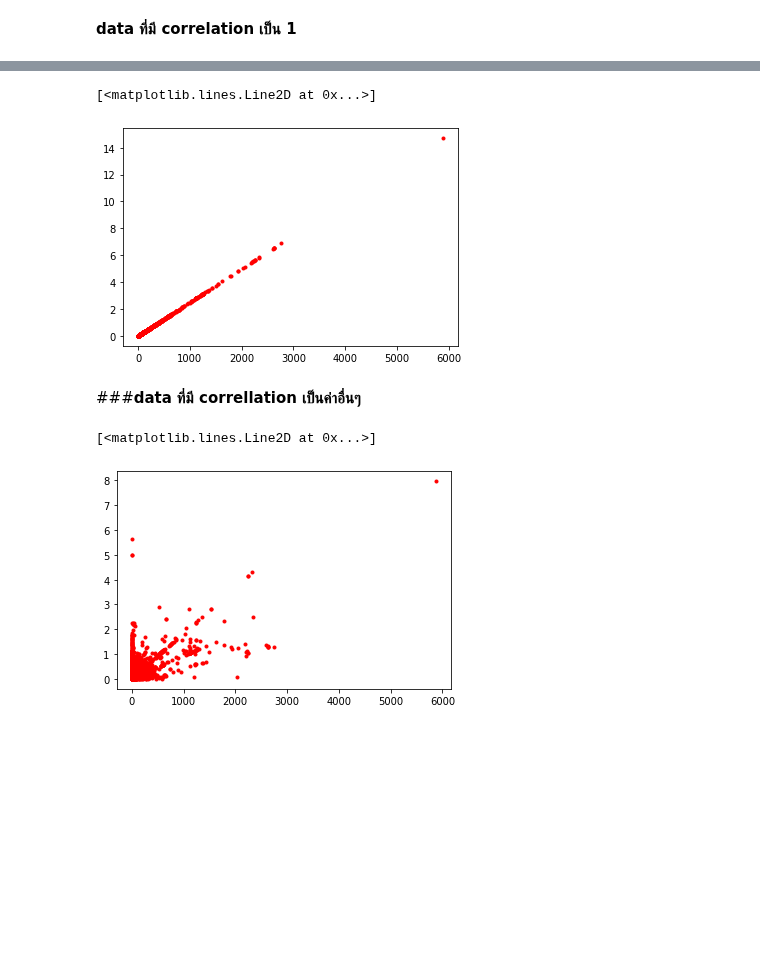
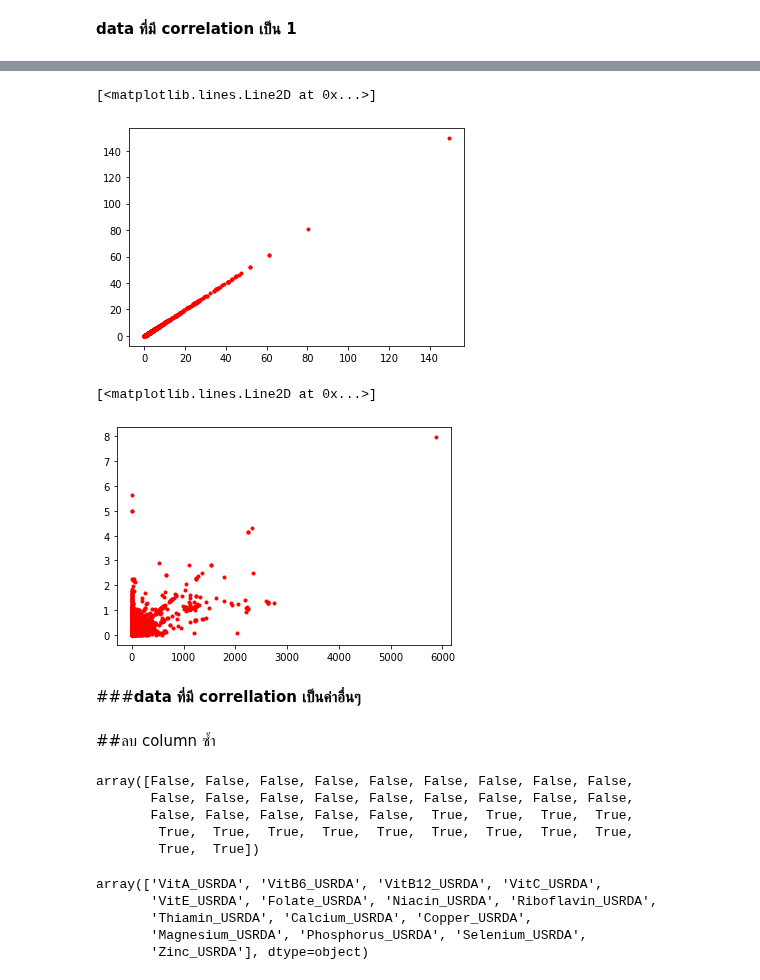
Before and after one commit to Thitichaya2000/multivariate, a Jupyter notebook: Chapter3_PCA.ipynb, the cells around one changed output, grey strips where cells are left out. Drawn from its saved outputs; the diff is of its cells as text; code cells hidden in the pictures; blank space fills up the shorter version.

```diff
--- a/Chapter3_PCA.ipynb
+++ b/Chapter3_PCA.ipynb
@@ -555,12 +534,30 @@ from matplotlib import pyplot as plt
+# %%
+plt.plot(newdata.iloc[:,10],newdata.iloc[:,10],'r.')
+# %% [output]
+[<matplotlib.lines.Line2D at 0x...>]
+[figure, added]
 # %%
-plt.plot(newdata.iloc[:,11],newdata.iloc[:,28],'r.')
+plt.plot(newdata.iloc[:,11],newdata.iloc[:,29],'r.')
 # %% [output]
 [<matplotlib.lines.Line2D at 0x...>]
-[figure, old version]
+[figure, new version]
 # %% [markdown]
 ###**data ที่มี correllation เป็นค่าอื่นๆ**
-# %%
-plt.plot(newdata.iloc[:,11],newdata.iloc[:,29],'r.')
-# %% [output]
-[<matplotlib.lines.Line2D at 0x...>]
-[figure, removed]
+# %% [markdown]
+##ลบ column ซ้ำ
+# %%
+newdata.columns.str.contains('_USRDA')
+# %% [output]
+array([False, False, False, False, False, False, False, False, False,
+       False, False, False, False, False, False, False, False, False,
+       False, False, False, False, False,  True,  True,  True,  True,
+        True,  True,  True,  True,  True,  True,  True,  True,  True,
+        True,  True])
+# %%
+newdata.columns[newdata.columns.str.contains('_USRDA')].values
+# %% [output]
+array(['VitA_USRDA', 'VitB6_USRDA', 'VitB12_USRDA', 'VitC_USRDA',
+       'VitE_USRDA', 'Folate_USRDA', 'Niacin_USRDA', 'Riboflavin_USRDA',
+       'Thiamin_USRDA', 'Calcium_USRDA', 'Copper_USRDA',
+       'Magnesium_USRDA', 'Phosphorus_USRDA', 'Selenium_USRDA',
+       'Zinc_USRDA'], dtype=object)
```
Also changed, not shown: parts of 7 cells of this notebook.
